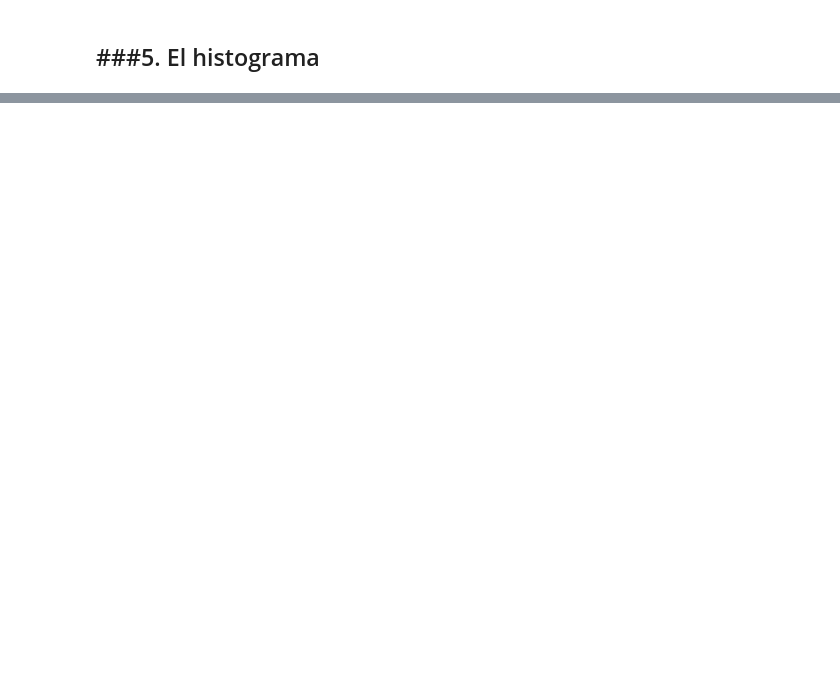
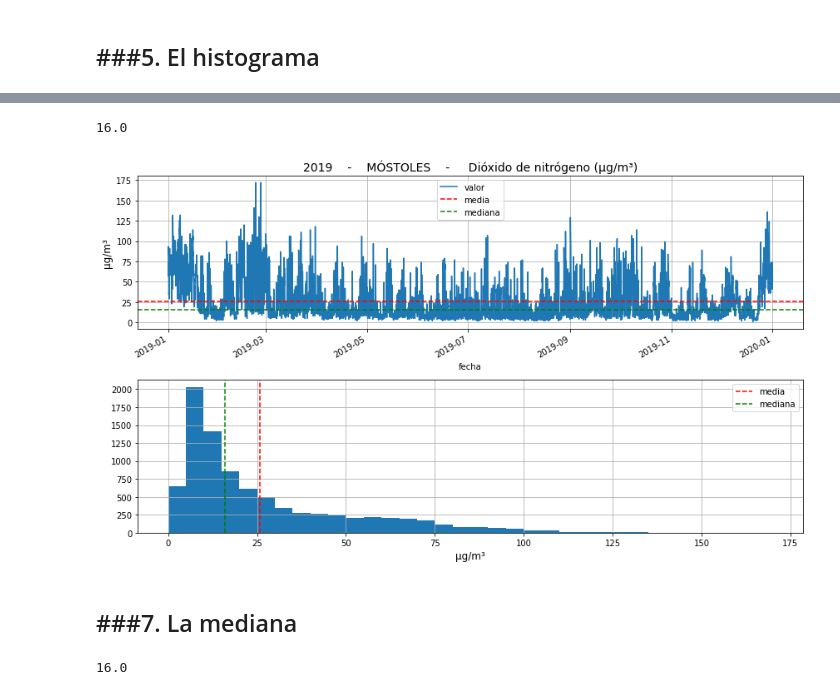
Before and after one commit to waveology/aire, a Jupyter notebook: 4_caracterización_estadistica_datos.ipynb, the cells around one changed output, grey strips where cells are left out. Drawn from its saved outputs; the diff is of its cells as text; code cells hidden in the pictures; blank space fills up the shorter version.

```diff
--- a/4_caracterización_estadistica_datos.ipynb
+++ b/4_caracterización_estadistica_datos.ipynb
@@ -170,0 +181,31 @@ Text(0.5, 0, 'μg/m³')
+# %%
+fig, ax = plt.subplots(2,1,figsize=(12,7))
+
+df.plot(grid=True,             ax = ax[0])
+ax[0].set_title('%s    -    %s    -     %s (%s)' % (anio,estacion,magnitud,unidades),size=14)
+ax[0].set_ylabel(unidades,size=12)
+
+df.hist(bins = range(0,175,5), ax = ax[1])
+ax[1].set_title(None)
+ax[1].set_xlabel(unidades,size=12)
+
+
+plt.tight_layout()
+
+ax[0].axhline(y=media, color='red', ls='--',label='media')
+ax[1].axvline(x=media, color='red', ls='--', label='media')
+
+ax[0].legend()
+ax[1].legend()
+
+mediana = df.median()[0]
+
+ax[0].axhline(y=mediana, color='green', ls='--',label='mediana')
+ax[1].axvline(x=mediana, color='green', ls='--', label='mediana')
+
+ax[0].legend()
+ax[1].legend()
+print(mediana)
+# %% [output]
+16.0
+[figure, added]
@@ -170,0 +215,14 @@ Text(0.5, 0, 'μg/m³')
+# %% [markdown]
+###7. La mediana
+---
+# %%
+mediana = df.median()[0]
+
+ax[0].axhline(y=mediana, color='green', ls='--',label='mediana')
+ax[1].axvline(x=mediana, color='green', ls='--', label='mediana')
+
+ax[0].legend()
+ax[1].legend()
+print(mediana)
+# %% [output]
+16.0
```
Also changed, not shown: parts of 6 cells of this notebook.
